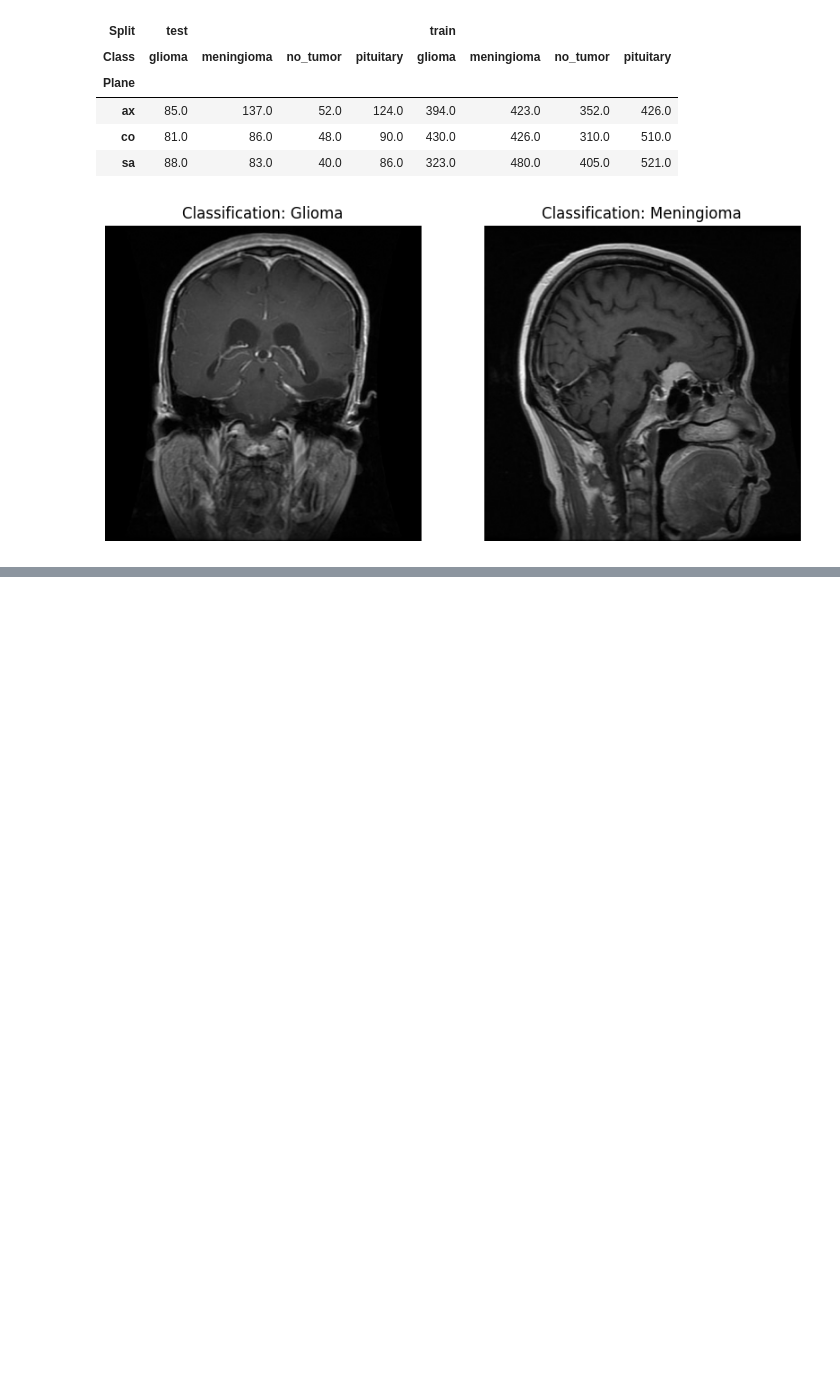
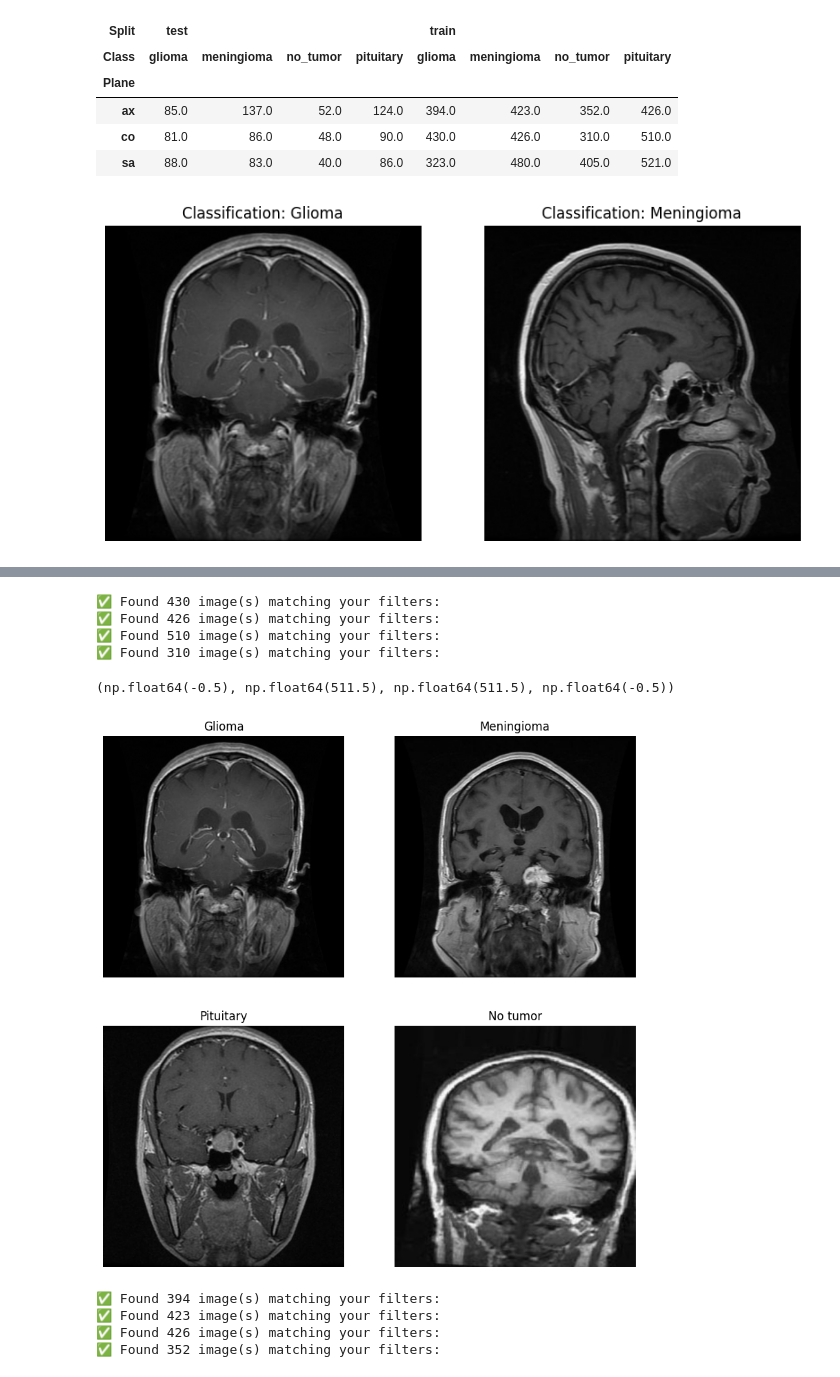
Before and after one commit to depetrofabio/BRISC2025_FL, a Jupyter notebook: experiments/baseline.ipynb, the cells around one changed output, grey strips where cells are left out. Drawn from its saved outputs; the diff is of its cells as text; code cells hidden in the pictures; blank space fills up the shorter version.

```diff
--- a/experiments/baseline.ipynb
+++ b/experiments/baseline.ipynb
@@ -183,0 +205,14 @@ display(df_meta)
+# %%
+# Create mapping dictionary
+tumor_map = {
+    "gl": "glioma",
+    "me": "meningioma",
+    "pi": "pituitary",
+    "no": "no_tumor"
+}
+
+# Apply mapping to the DataFrame
+df_meta["Tumor"] = df_meta["Tumor"].map(tumor_map)
+
+print("### Sample Filename Metadata (with full tumor names)")
+display(df_meta)
@@ -204,0 +304,10 @@ FileNotFoundError: [Errno 2] No such file or directory: 'data/brisc2025/classifi
+# %%
+filenames_gl_co_train = show_filenames_by_filters(df_meta, plane="co", tumor="glioma", split="train")
+filenames_me_co_train = show_filenames_by_filters(df_meta, plane="co", tumor="meningioma", split="train")
+filenames_pi_co_train = show_filenames_by_filters(df_meta, plane="co", tumor="pituitary", split="train")
+filenames_no_co_train = show_filenames_by_filters(df_meta, plane="co", tumor="no_tumor", split="train")
+# %% [output]
+✅ Found 430 image(s) matching your filters:
+✅ Found 426 image(s) matching your filters:
+✅ Found 510 image(s) matching your filters:
+✅ Found 310 image(s) matching your filters:
@@ -204,0 +316,19 @@ FileNotFoundError: [Errno 2] No such file or directory: 'data/brisc2025/classifi
+# %%
+img_path_gl_co = os.path.join(BASE_DIR, "classification_task", "train", "glioma", filenames_gl_co_train.values[0])
+img_path_me_co = os.path.join(BASE_DIR, "classification_task", "train", "meningioma", filenames_me_co_train.values[0])
+img_path_pi_co = os.path.join(BASE_DIR, "classification_task", "train", "pituitary", filenames_pi_co_train.values[0])
+img_path_no_co = os.path.join(BASE_DIR, "classification_task", "train", "no_tumor", filenames_no_co_train.values[0])
+
+img_gl_co = Image.open(img_path_gl_co)
+img_me_co = Image.open(img_path_me_co)
+img_pi_co = Image.open(img_path_pi_co)
+img_no_co = Image.open(img_path_no_co)
+# %%
+fig, axes = plt.subplots(2,2, figsize=(10,10))
+axes[0,0].imshow(img_gl_co, cmap="gray"); axes[0,0].set_title("Glioma"); axes[0,0].axis("off")
+axes[0,1].imshow(img_me_co, cmap="gray"); axes[0,1].set_title("Meningioma"); axes[0,1].axis("off")
+axes[1,0].imshow(img_pi_co, cmap="gray"); axes[1,0].set_title("Pituitary"); axes[1,0].axis("off")
+axes[1,1].imshow(img_no_co, cmap="gray"); axes[1,1].set_title("No tumor"); axes[1,1].axis("off")
+# %% [output]
+(np.float64(-0.5), np.float64(511.5), np.float64(511.5), np.float64(-0.5))
+[figure, added]
@@ -204,0 +340,15 @@ FileNotFoundError: [Errno 2] No such file or directory: 'data/brisc2025/classifi
+# %%
+filenames_gl_ax_train = show_filenames_by_filters(df_meta, plane="ax", tumor="glioma", split="train")
+filenames_me_ax_train = show_filenames_by_filters(df_meta, plane="ax", tumor="meningioma", split="train")
+filenames_pi_ax_train = show_filenames_by_filters(df_meta, plane="ax", tumor="pituitary", split="train")
+filenames_no_ax_train = show_filenames_by_filters(df_meta, plane="ax", tumor="no_tumor", split="train")
+
+gl_ax_train_counts = len(filenames_gl_ax_train)
+me_ax_train_counts = len(filenames_me_ax_train)
+pi_ax_train_counts = len(filenames_pi_ax_train)
+no_ax_train_counts = len(filenames_no_ax_train)
+# %% [output]
+✅ Found 394 image(s) matching your filters:
+✅ Found 423 image(s) matching your filters:
+✅ Found 426 image(s) matching your filters:
+✅ Found 352 image(s) matching your filters:
```
Also changed, not shown: parts of 33 cells of this notebook.
